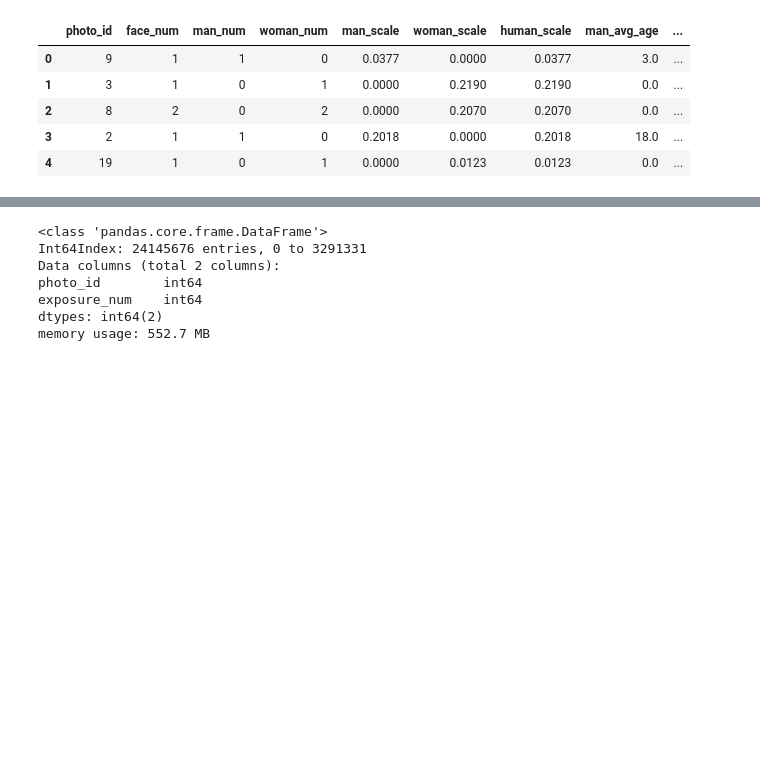
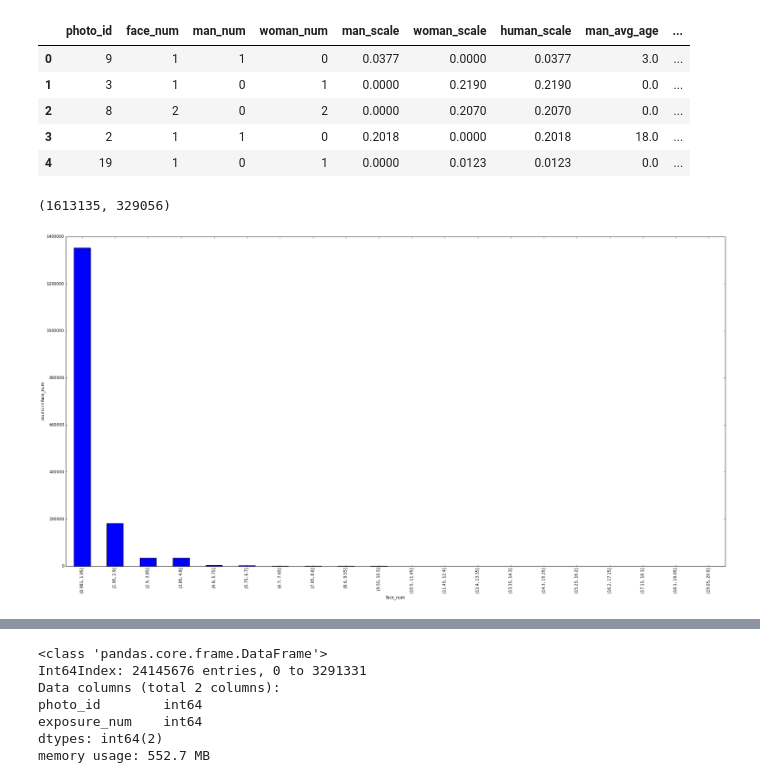
Before and after one commit to kitianFresh/kuaishou, a Jupyter notebook: features/eda2.ipynb, the cells around one changed output, grey strips where cells are left out. Drawn from its saved outputs; the diff is of its cells as text; code cells hidden in the pictures; blank space fills up the shorter version.

```diff
--- a/features/eda2.ipynb
+++ b/features/eda2.ipynb
@@ -285,0 +293,10 @@ face_data.head()
+# %%
+num_train, num_test = face_train.shape[0],face_test.shape[0]
+# %%
+num_train,num_test
+# %% [output]
+(1613135, 329056)
+# %%
+plot_data_cut(face_data.iloc[:num_train], 'face_num', 20)
+# %% [output]
+[figure, added]
```
Also changed, not shown: parts of 23 cells of this notebook, 7 other files.
